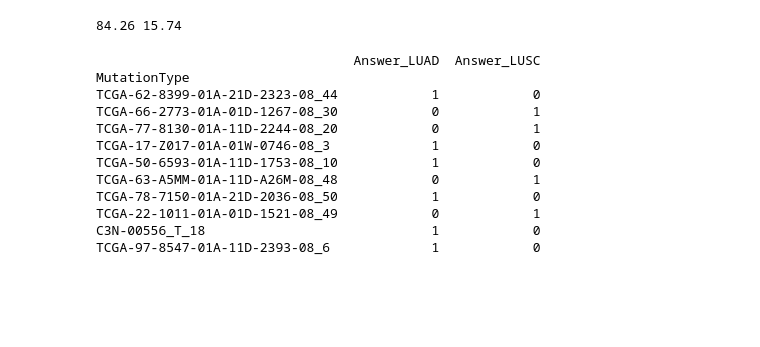
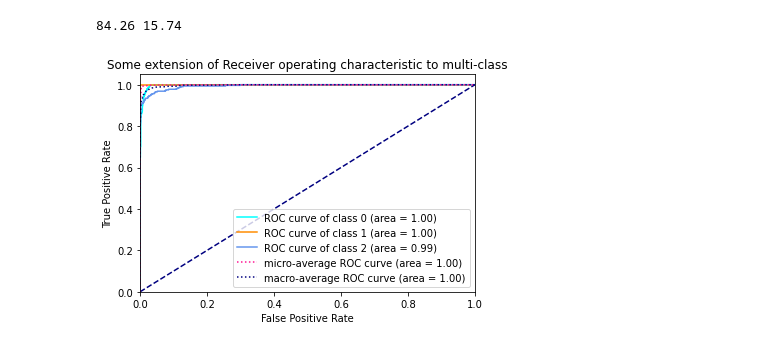
Before and after one commit to a00101/datascience101, a Jupyter notebook: pytorch.ipynb, the cells around one changed output. Drawn from its saved outputs; the diff is of its cells as text; code cells hidden in the pictures; blank space fills up the shorter version.

```diff
--- a/pytorch.ipynb
+++ b/pytorch.ipynb
@@ -30,6 +30,6 @@ encoded_df.head()
 # %%
 독립 = encoded_df[["A[C>A]A","A[C>A]C","A[C>A]G","A[C>A]T","A[C>G]A","A[C>G]C","A[C>G]G","A[C>G]T","A[C>T]A","A[C>T]C","A[C>T]G","A[C>T]T","A[T>A]A","A[T>A]C","A[T>A]G","A[T>A]T","A[T>C]A","A[T>C]C","A[T>C]G","A[T>C]T","A[T>G]A","A[T>G]C","A[T>G]G","A[T>G]T","C[C>A]A","C[C>A]C","C[C>A]G","C[C>A]T","C[C>G]A","C[C>G]C","C[C>G]G","C[C>G]T","C[C>T]A","C[C>T]C","C[C>T]G","C[C>T]T","C[T>A]A","C[T>A]C","C[T>A]G","C[T>A]T","C[T>C]A","C[T>C]C","C[T>C]G","C[T>C]T","C[T>G]A","C[T>G]C","C[T>G]G","C[T>G]T","G[C>A]A","G[C>A]C","G[C>A]G","G[C>A]T","G[C>G]A","G[C>G]C","G[C>G]G","G[C>G]T","G[C>T]A","G[C>T]C","G[C>T]G","G[C>T]T","G[T>A]A","G[T>A]C","G[T>A]G","G[T>A]T","G[T>C]A","G[T>C]C","G[T>C]G","G[T>C]T","G[T>G]A","G[T>G]C","G[T>G]G","G[T>G]T","T[C>A]A","T[C>A]C","T[C>A]G","T[C>A]T","T[C>G]A","T[C>G]C","T[C>G]G","T[C>G]T","T[C>T]A","T[C>T]C","T[C>T]G","T[C>T]T","T[T>A]A","T[T>A]C","T[T>A]G","T[T>A]T","T[T>C]A","T[T>C]C","T[T>C]G","T[T>C]T","T[T>G]A","T[T>G]C","T[T>G]G","T[T>G]T"]]
-종속 = encoded_df[["Answer_LUAD", "Answer_LUSC", "Answer_KIRD", "Answer_PDAC"]]
+종속 = encoded_df[["Answer_LUAD", "Answer_LUSC"]]
 # %%
 print(독립.shape, 종속.shape)
 # %% [output]
@@ -90,2 +86,7 @@ Trainable params: 130,564
 Non-trainable params: 0
 _________________________________________________________________
+# %%
+df_test = pd.read_table("Test_sample.txt", sep="\t", index_col=0)
+df_test.head()
+독립_test = encoded_df[["A[C>A]A","A[C>A]C","A[C>A]G","A[C>A]T","A[C>G]A","A[C>G]C","A[C>G]G","A[C>G]T","A[C>T]A","A[C>T]C","A[C>T]G","A[C>T]T","A[T>A]A","A[T>A]C","A[T>A]G","A[T>A]T","A[T>C]A","A[T>C]C","A[T>C]G","A[T>C]T","A[T>G]A","A[T>G]C","A[T>G]G","A[T>G]T","C[C>A]A","C[C>A]C","C[C>A]G","C[C>A]T","C[C>G]A","C[C>G]C","C[C>G]G","C[C>G]T","C[C>T]A","C[C>T]C","C[C>T]G","C[C>T]T","C[T>A]A","C[T>A]C","C[T>A]G","C[T>A]T","C[T>C]A","C[T>C]C","C[T>C]G","C[T>C]T","C[T>G]A","C[T>G]C","C[T>G]G","C[T>G]T","G[C>A]A","G[C>A]C","G[C>A]G","G[C>A]T","G[C>G]A","G[C>G]C","G[C>G]G","G[C>G]T","G[C>T]A","G[C>T]C","G[C>T]G","G[C>T]T","G[T>A]A","G[T>A]C","G[T>A]G","G[T>A]T","G[T>C]A","G[T>C]C","G[T>C]G","G[T>C]T","G[T>G]A","G[T>G]C","G[T>G]G","G[T>G]T","T[C>A]A","T[C>A]C","T[C>A]G","T[C>A]T","T[C>G]A","T[C>G]C","T[C>G]G","T[C>G]T","T[C>T]A","T[C>T]C","T[C>T]G","T[C>T]T","T[T>A]A","T[T>A]C","T[T>A]G","T[T>A]T","T[T>C]A","T[T>C]C","T[T>C]G","T[T>C]T","T[T>G]A","T[T>G]C","T[T>G]G","T[T>G]T"]]
+종속_test = encoded_df[["Answer_LUAD", "Answer_LUSC", "Answer_PDAC"]]
@@ -91,0 +97,3 @@ _________________________________________________________________
+# %%
+history_test = model.predict(독립_test)
+print(history_test)
@@ -162,21 +191,47 @@ print(round(np.mean(bag_acc)*100,2), round(np.mean(bag_loss)*100,2))
 # %%
 from sklearn.metrics import roc_curve
 import matplotlib.pyplot as plt
-# %%
-print(종속_test[:10])
-
-# for i in range(Y.shape[-1]):
-    # fprs, tprs, _ = roc_curve(Y[:,i], )
-# %% [output]
-                                 Answer_LUAD  Answer_LUSC
-MutationType
-TCGA-62-8399-01A-21D-2323-08_44            1            0
-TCGA-66-2773-01A-01D-1267-08_30            0            1
-TCGA-77-8130-01A-11D-2244-08_20            0            1
-TCGA-17-Z017-01A-01W-0746-08_3             1            0
-TCGA-50-6593-01A-11D-1753-08_10            1            0
-TCGA-63-A5MM-01A-11D-A26M-08_48            0            1
-TCGA-78-7150-01A-21D-2036-08_50            1            0
-TCGA-22-1011-01A-01D-1521-08_49            0            1
-C3N-00556_T_18                             1            0
-TCGA-97-8547-01A-11D-2393-08_6             1            0
+# %%
+fpr = dict()
+tpr = dict()
+roc_auc = dict()
+for i in range(Y.shape[-1]):
+    fpr[i], tpr[i], _ = roc_curve(np.asarray(종속_test)[:,i], history_test[:,i])
+    roc_auc[i] = roc_auc_score(np.asarray(종속_test)[:, i], history_test[:, i])
+
+fpr["micro"], tpr["micro"], _ = roc_curve(np.asarray(종속_test).ravel(), history_test.ravel())
+roc_auc["micro"] = roc_auc_score(np.asarray(종속_test).ravel(), history_test.ravel())
+# %%
+colors = cycle(['aqua', 'darkorange', 'cornflowerblue'])
+for i, color in zip(range(n_classes), colors):
+    plt.plot(fpr[i], tpr[i],
+             color=color, label='ROC curve of class {0} (area = {1:0.2f})'.format(i, roc_auc[i]))
+plt.plot([0, 1], [0, 1],
+         color='navy', linestyle='--')
+
+# Compute macro-average ROC curve and ROC area
+# First aggregate all false positive rates
+all_fpr = np.unique(np.concatenate([fpr[i] for i in range(n_classes)]))
+# Then interpolate all ROC curves at this points
+mean_tpr = np.zeros_like(all_fpr)
+for i in range(n_classes):
+    mean_tpr += interp(all_fpr, fpr[i], tpr[i])
+# Finally average it and compute AUC
+mean_tpr /= n_classes
+fpr["macro"] = all_fpr
+tpr["macro"] = mean_tpr
+roc_auc["macro"] = auc(fpr["macro"], tpr["macro"])
+plt.plot(fpr["micro"], tpr["micro"],
+         label='micro-average ROC curve (area = {:0.2f})'.format(roc_auc["micro"]), color='deeppink', linestyle=':')
+plt.plot(fpr["macro"], tpr["macro"],
+         label='macro-average ROC curve (area = {:0.2f})'.format(roc_auc["macro"]), color='navy', linestyle=':')
+
+plt.xlim([0.0, 1.0])
+plt.ylim([0.0, 1.05])
+plt.xlabel('False Positive Rate')
+plt.ylabel('True Positive Rate')
+plt.title('Some extension of Receiver operating characteristic to multi-class')
+plt.legend(loc="lower right")
+plt.show()
+# %% [output]
+[figure, added]
```
Also changed, not shown: parts of 10 cells of this notebook.
